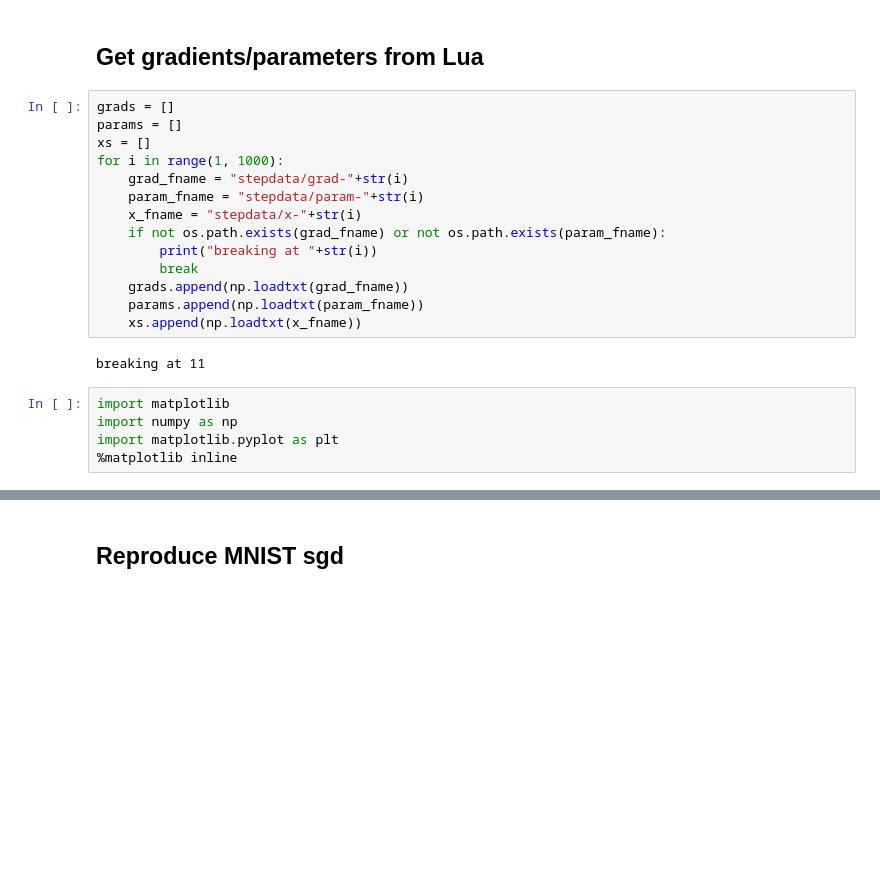
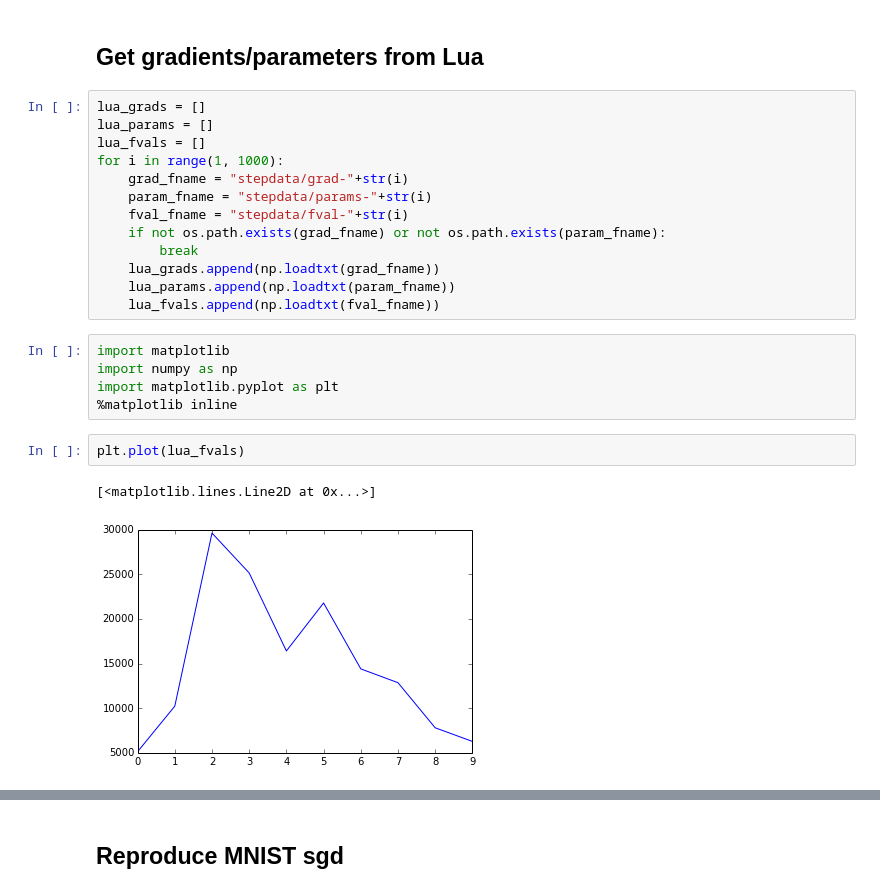
Before and after one commit to yaroslavvb/lbfgs, a Jupyter notebook: lbfgs-macbook.ipynb, the cells around one changed output, grey strips where cells are left out. Drawn from its saved outputs; the diff is of its cells as text; blank space fills up the shorter version.

```diff
--- a/lbfgs-macbook.ipynb
+++ b/lbfgs-macbook.ipynb
@@ -118,23 +118,25 @@ train_labels[0]
 # %% [markdown]
 ## Get gradients/parameters from Lua
 # %%
-grads = []
-params = []
-xs = []
+lua_grads = []
+lua_params = []
+lua_fvals = []
 for i in range(1, 1000):
     grad_fname = "stepdata/grad-"+str(i)
-    param_fname = "stepdata/param-"+str(i)
-    x_fname = "stepdata/x-"+str(i)
+    param_fname = "stepdata/params-"+str(i)
+    fval_fname = "stepdata/fval-"+str(i)
     if not os.path.exists(grad_fname) or not os.path.exists(param_fname):
-        print("breaking at "+str(i))
         break
-    grads.append(np.loadtxt(grad_fname))
-    params.append(np.loadtxt(param_fname))
-    xs.append(np.loadtxt(x_fname))
+    lua_grads.append(np.loadtxt(grad_fname))
+    lua_params.append(np.loadtxt(param_fname))
+    lua_fvals.append(np.loadtxt(fval_fname))
-# %% [output]
-breaking at 11
 # %%
 import matplotlib
 import numpy as np
 import matplotlib.pyplot as plt
 %matplotlib inline
+# %%
+plt.plot(lua_fvals)
+# %% [output]
+[<matplotlib.lines.Line2D at 0x...>]
+[figure, added]
```
Also changed, not shown: parts of 24 cells of this notebook, 33 other files.
